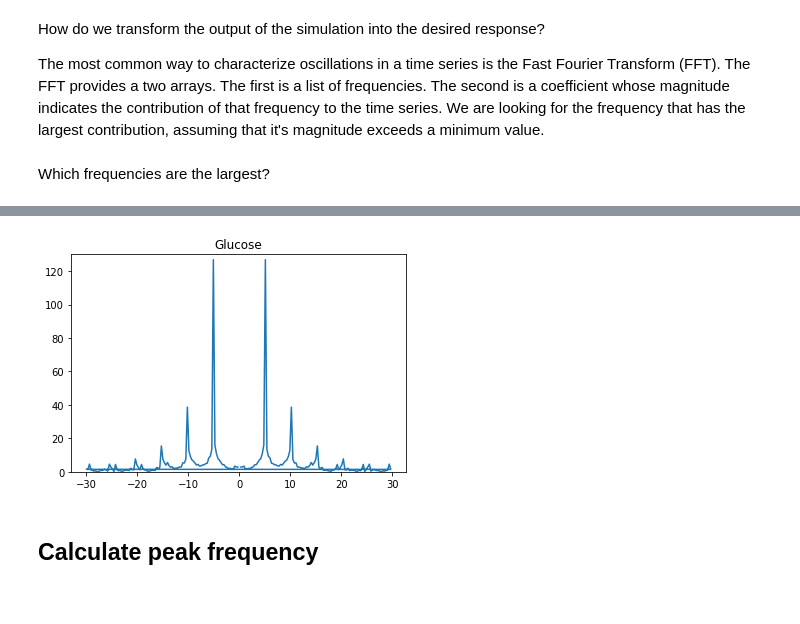
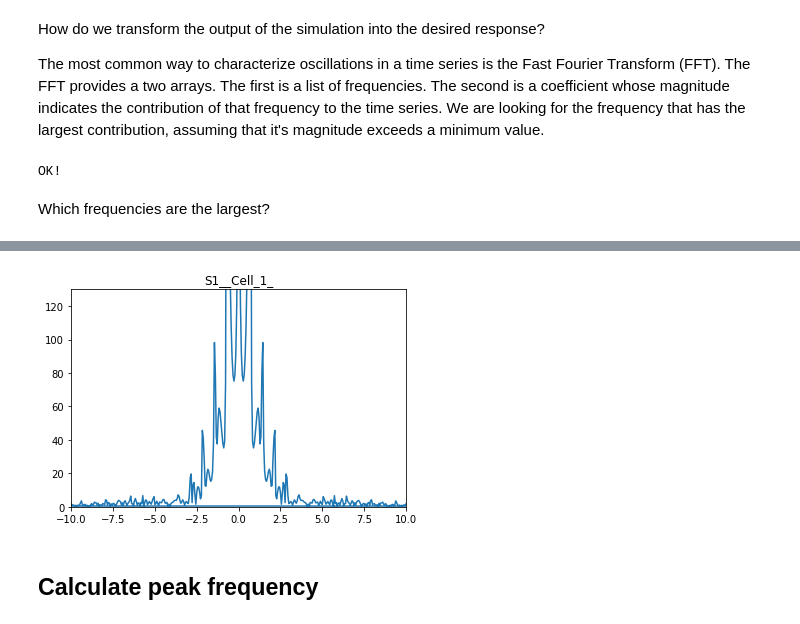
Before and after one commit to ModelEngineering/BIOEN-437, a Jupyter notebook: Lectures/Design-Of-Experiments/doe_computations.ipynb, the cells around one changed output, grey strips where cells are left out. Saved outputs shown, nothing was run; the diff lists cells and outputs as text; code cells hidden in the pictures.

```diff
--- a/Lectures/Design-Of-Experiments/doe_computations.ipynb
+++ b/Lectures/Design-Of-Experiments/doe_computations.ipynb
@@ -142,7 +156,8 @@ def timePlots(df=WOLF_DF, title="", isPlot=True):
     Parameters
     ----------
     df: DataFrame
-        DataFrame for results of simulation of Wolf Model
+        index: time
+        columns: species
     title: str
         Title of plot
     isPlot: bool
@@ -150,7 +165,7 @@ def timePlots(df=WOLF_DF, title="", isPlot=True):
     fig, ax = plt.subplots(1, figsize=(8, 4))
     arr = df.values
     colnames = df.columns
-    p = ax.plot(arr[:, 0], arr[:,1:])
+    p = ax.plot(df.index, arr[:,1:])
     _ = ax.legend(p, colnames[1:], bbox_to_anchor=(1.05, 1), loc='upper left')
     _ = ax.set_title(title)
     if isPlot:
@@ -166,7 +181,7 @@ timePlots(isPlot=False)
 The first thing we need to do is to be able to run an experiment when a parameter is changed.
 We consider multiple levels for the parameter value.
 # %%
-def runSimulations(parameter, percents, isPlot=True):
+def runSimulations(parameter, percents, model=WOLF_MODEL, isPlot=True):
     """
     Runs experiments and produces plots for the percent changes in parameter values.
 
@@ -176,6 +191,7 @@ def runSimulations(parameter, percents, isPlot=True):
     percents: list-float
         list of percent change in values
           (smallest value is -100)
+    model: str (Antimony model)
 
     Returns
     -------
@@ -183,7 +199,7 @@ def runSimulations(parameter, percents, isPlot=True):
         key: pct
         value: DataFrame
     """
-    roadrunner = te.loada(WOLF_MODEL)
+    roadrunner = te.loada(model)
     baseValue = roadrunner[parameter]
     if not parameter in roadrunner.keys():
         raise ValueError("Unknown parameter name: %s" % parameter)
@@ -203,5 +219,6 @@ def runSimulations(parameter, percents, isPlot=True):
 
 # Tests
 percents = [-10, 0, 10]
-resultDct = runSimulations("J1_Ki", percents, isPlot=False)
+resultDct = runSimulations(PARAMETER, percents, isPlot=False)
 assert(len(set(percents).symmetric_difference(resultDct.keys())) == 0)
+print("OK!")
@@ -209,7 +228,7 @@ assert(len(set(percents).symmetric_difference(resultDct.keys())) == 0)
 Here's an example of using these codes.
 # %%
 # Experiments
-changes = 2*np.array(range(5))
+changes = 10*np.array(range(5))
 length = len(changes)
-_ = runSimulations("J1_Ki", changes)
+_ = runSimulations(PARAMETER, changes)
 # %% [output]
@@ -239,7 +258,7 @@ The FFT provides a two arrays. The first is a list of frequencies. The second is
 contribution of that frequency to the time series.
 We are looking for the frequency that has the largest contribution, assuming that it's magnitude exceeds a minimum value.
 # %%
-def calculateFft(molecule, dataDF, offset=100):
+def calculateFft(molecule, df, offset=100):
     """
     Calculate the FFT for a molecule in the simulation output.
     The calculation does not include amplitudes at a frequency of 0.
@@ -247,7 +266,9 @@ def calculateFft(molecule, dataDF, offset=100):
     Parameters
     ----------
     molecule: str
-    dataDF: DataFrame
+    df: DataFrame
+        index: time
+        columns: species
     offset: int
         Initial data that are not included in the FFT calculation
 
@@ -256,8 +277,8 @@ def calculateFft(molecule, dataDF, offset=100):
     list-float, list-float
         freqs, fftValues
     """
-    times = dataDF[TIME].values
-    values = dataDF[molecule].values
+    times = np.array(df.index)
+    values = df[molecule].values
     numPoint = len(times)
     count = numPoint - offset
     endTime = times[-1]
@@ -269,8 +290,11 @@ def calculateFft(molecule, dataDF, offset=100):
     return freqs, fftValues
 
 # Tests
-freqs, fftValues = calculateFft("Glucose", WOLF_DF)
+freqs, fftValues = calculateFft(SPECIES, WOLF_DF)
 assert(max(fftValues) > 90)  # Top frequency should have a large magnitude
+print("OK!")
+# %% [output]
+OK!
 # %% [markdown]
 Which frequencies are the largest?
 # %%
@@ -296,30 +320,33 @@ array([  5.1,  -5.1, -10.2,  10.2,  -4.8,   4.8,  15.3, -15.3,   5.4,
        -18. ,  18. , -27.9,  27.9, -24.6,  24.6, -27.6,  27.6,  23.1,
        -23.1])
 # %%
-def plotFft(molecule, dataDF=WOLF_DF, ax=None, isPlot=True, **kwargs):
+def plotFft(molecule, df=WOLF_DF, ax=None, isPlot=True, **kwargs):
     """
     Plot the FFT for a molecule.
 
     Parameters
     ----------
-    dataDF: DataFrame
+    df: DataFrame
+        index: time
+        columns: floating species
     ax: Matplotlib.Axes
     kwargs: dict
         optional arguments passed to FFT calculation
     """
     if ax is None:
         _, ax = plt.subplots(1,1)
-    freqs, fftValues = calculateFft(molecule, dataDF=dataDF, **kwargs)
+    freqs, fftValues = calculateFft(molecule, df=df, **kwargs)
     ax.plot(freqs, fftValues)
     ax.set_title(molecule)
     ax.set_ylim([0, 130])
+    ax.set_xlim([-10, 10])
     if isPlot:
         plt.show()
 
 # Tests
-plotFft("Glucose", isPlot=False)  # "Smoke" test
+plotFft(SPECIES, isPlot=False)  # "Smoke" test
 # %% [output]
-[figure, old version]
+[figure, new version]
 # %% [markdown]
 ## Calculate peak frequency
 # %% [markdown]
```
Also changed, not shown: parts of 18 cells of this notebook, 1 other file.
